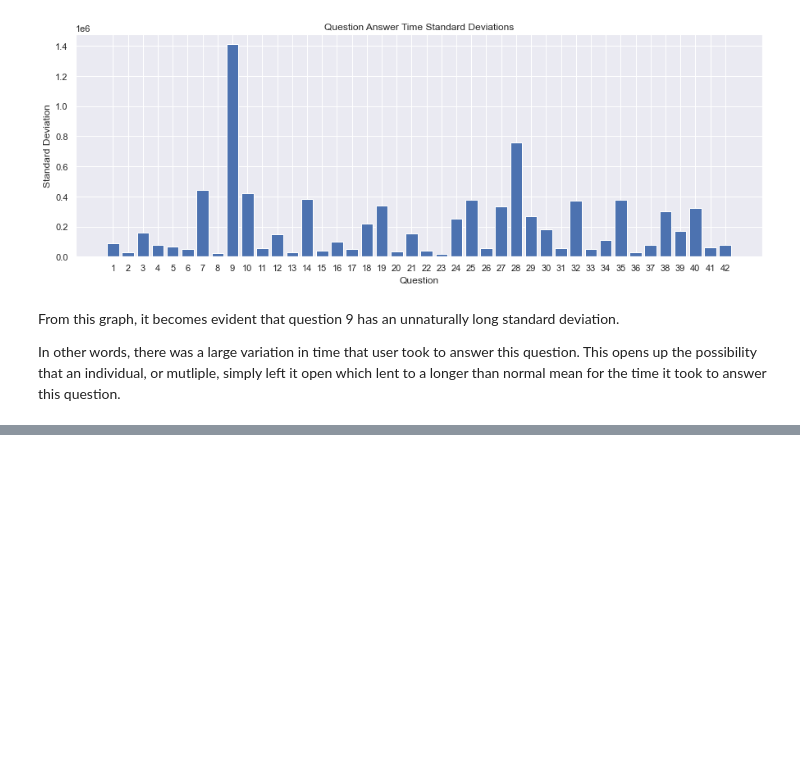
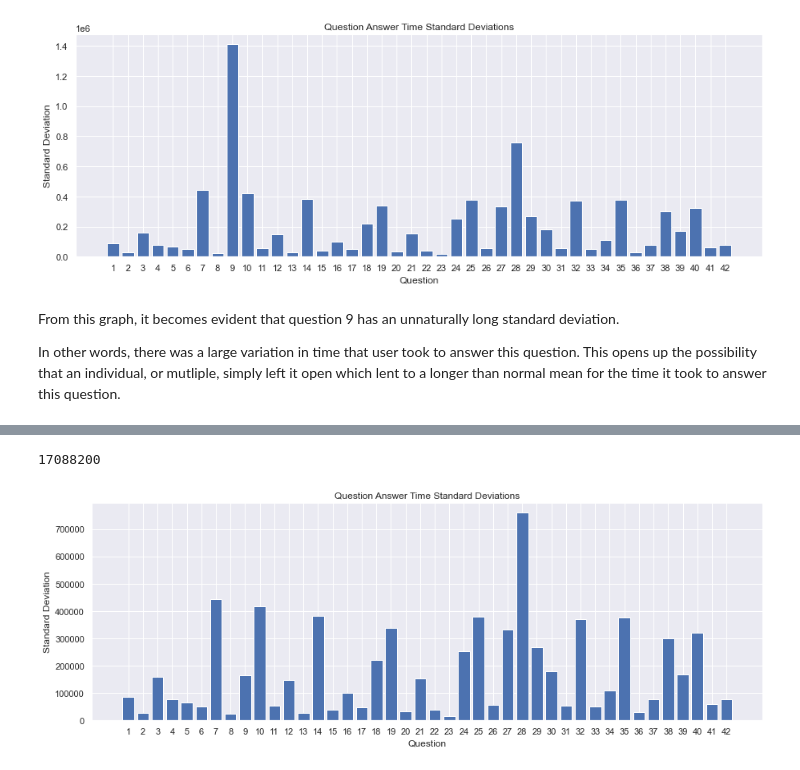
Before and after one commit to ismizu/depression_anxiety_stress, a Jupyter notebook: Depression, Anxiety, and Stress Dataset.ipynb, the cells around one changed output, grey strips where cells are left out. Saved outputs shown, nothing was run; the diff lists cells and outputs as text; code cells hidden in the pictures; blank space fills up the shorter version.

```diff
--- a/Depression, Anxiety, and Stress Dataset.ipynb
+++ b/Depression, Anxiety, and Stress Dataset.ipynb
@@ -185,0 +195,3 @@ In other words, there was a large variation in time that user took to answer thi
+# %%
+df_clean = df.copy()
+df_clean
@@ -185,0 +212,26 @@ In other words, there was a large variation in time that user took to answer thi
+# %%
+#Grab the index for the outlier
+outlier_index = df['Q9E'].sort_values(ascending = False).head(1).index[0]
+
+#Set the outlier to be equal to the next closest value
+df_clean['Q9E'].iloc[outlier_index] = df['Q9E'].sort_values(ascending = False).head(2).values[1]
+
+df_clean.iloc[outlier_index]['Q9E']
+# %% [output]
+17088200
+# %%
+#Set seaborn as default style
+sns.set()
+fig, ax = plt.subplots(figsize = (15,5))
+
+ax.bar(x = timer_columns,
+       height = df_clean[timer_columns].std()
+)
+
+ax.set_xticklabels(answer_times_xticks)
+
+ax.set_title('Question Answer Time Standard Deviations')
+ax.set_xlabel('Question')
+ax.set_ylabel('Standard Deviation');
+# %% [output]
+[figure, added]
```
Also changed, not shown: parts of 2 cells of this notebook.
